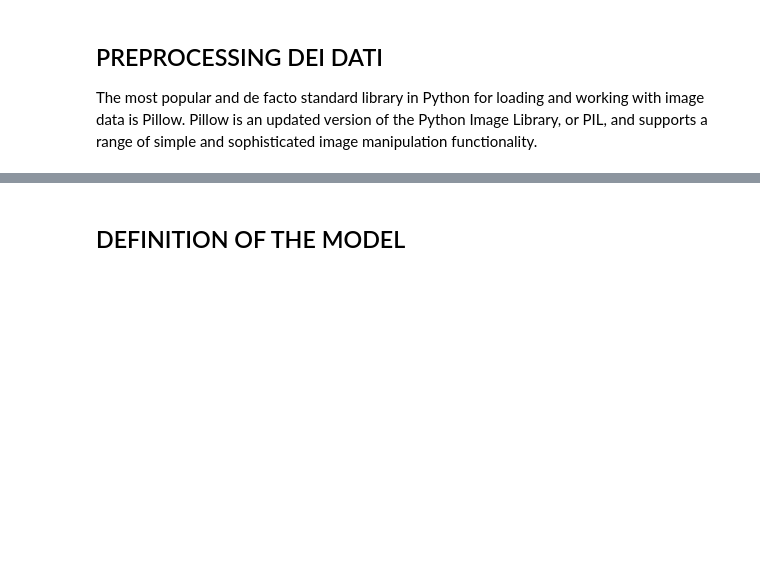
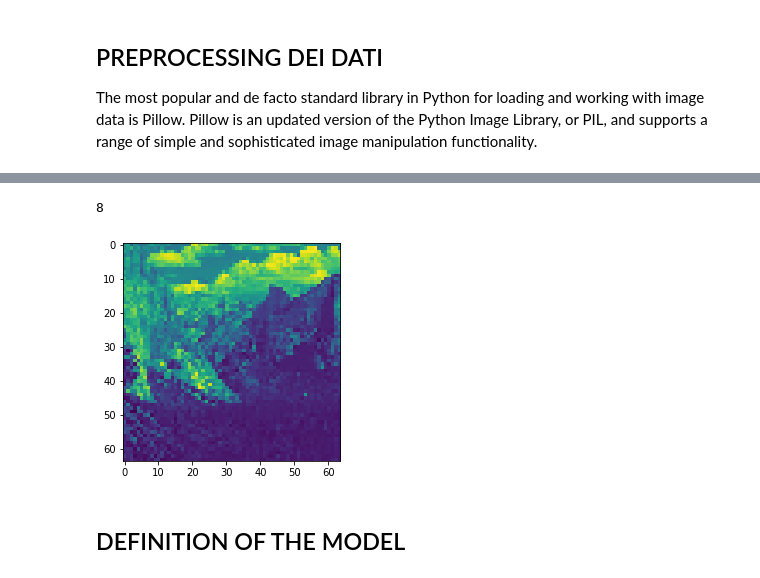
Before and after one commit to AlbertoPresta/CVPR-exam, a Jupyter notebook: First_attempt.ipynb, the cells around one changed output, grey strips where cells are left out. Cells and saved outputs as stored; diff of their text form; code cells hidden in the pictures; blank space fills up the shorter version.

```diff
--- a/First_attempt.ipynb
+++ b/First_attempt.ipynb
@@ -47,3 +48,17 @@ test_data = test_data.reshape(test_data.shape[0],test_data.shape[1],test_data.sh
+# %%
+#divisione del train set in train set e validation set
+train_data_2 = train_data[:1275]
+train_labels_2 = train_labels[:1275]
+
+
+validation_data = train_data[1275:]
+validation_labels = train_labels[1275:]
+# %%
+plt.imshow(validation_data[144,:,:,0])
+validation_labels[144]
+# %% [output]
+8
+[figure, added]
 # %%
 from keras.utils import to_categorical
 from keras import optimizers
```
Also changed, not shown: parts of 20 cells of this notebook, 1 other file.
